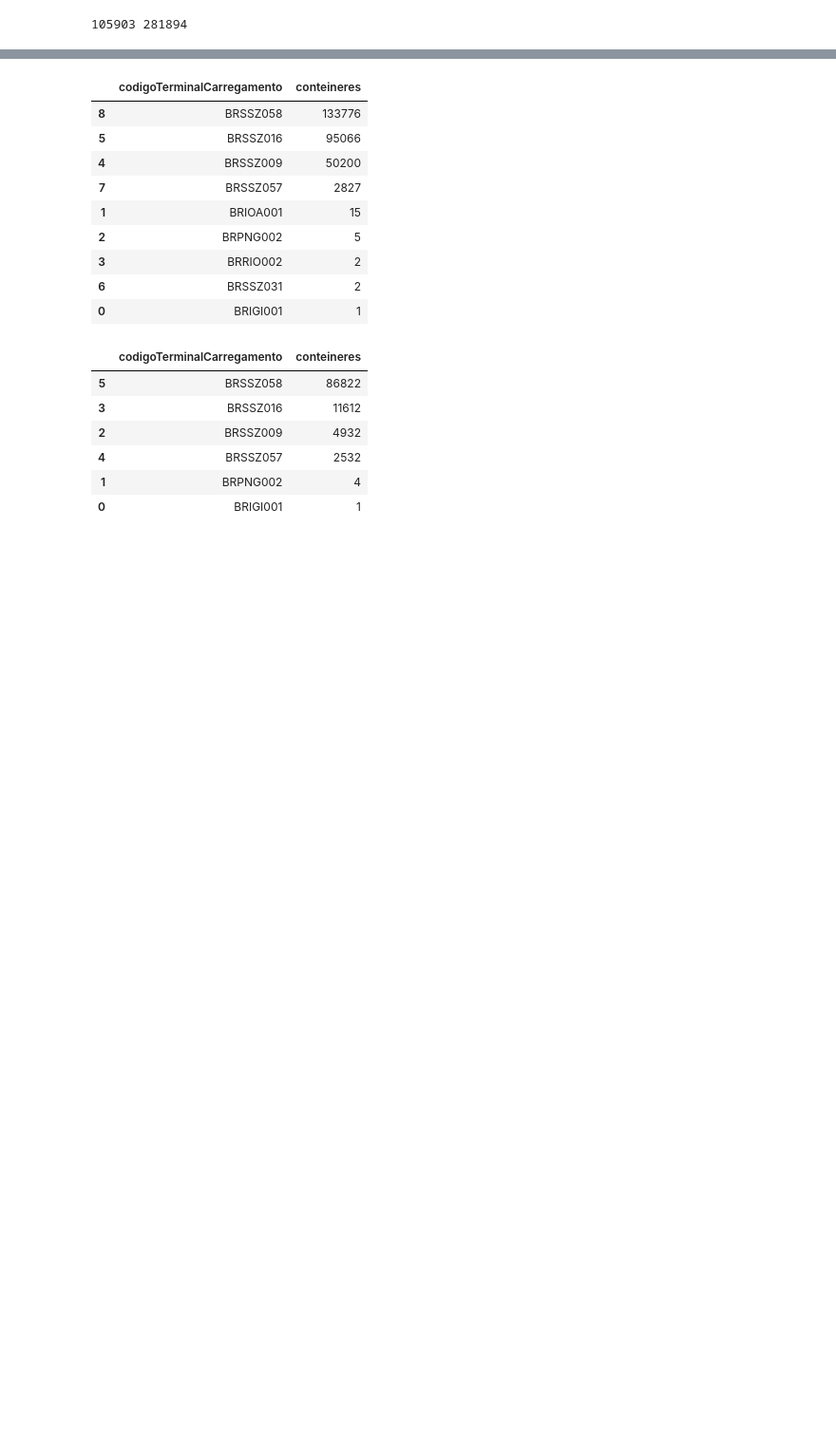
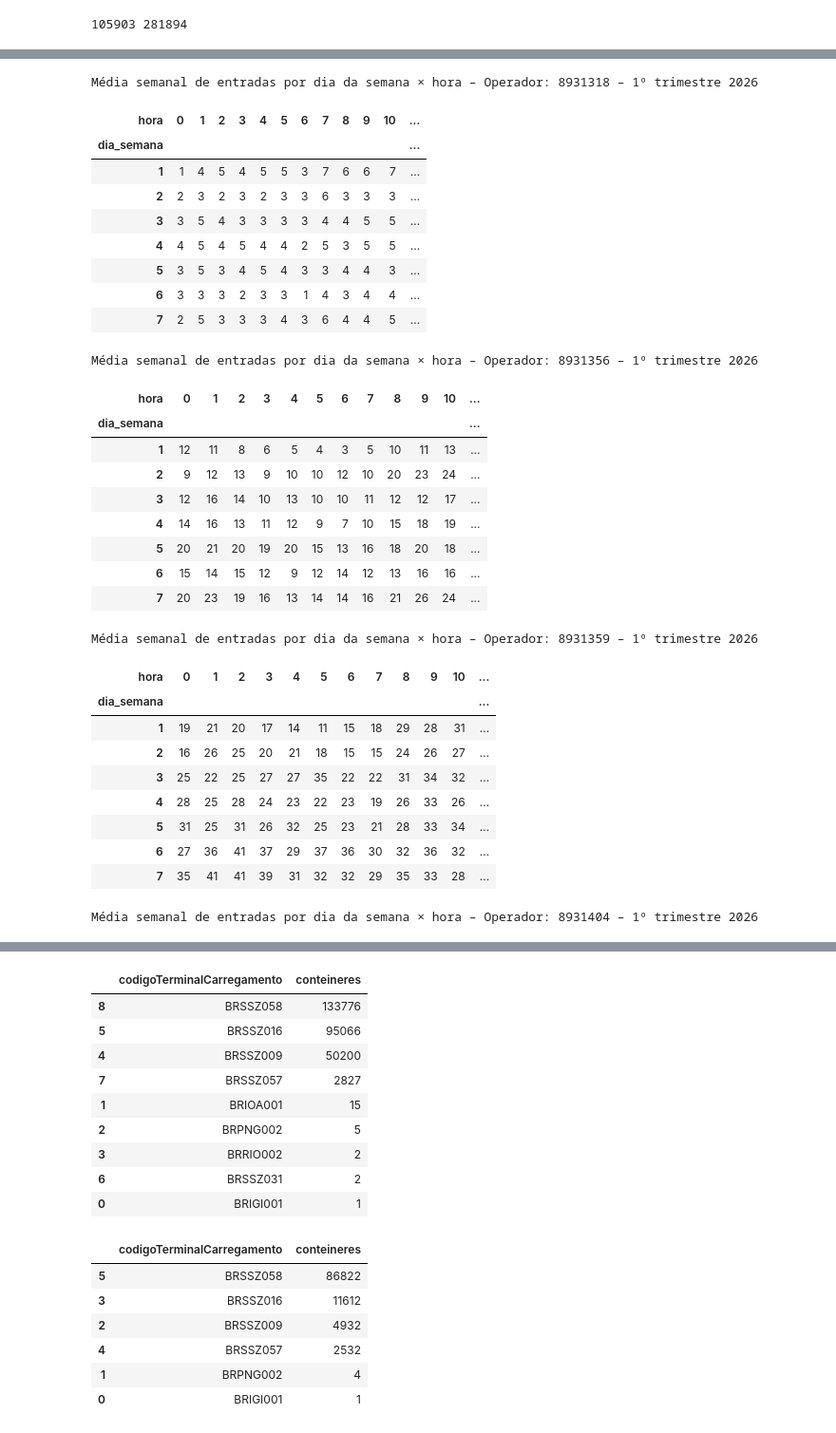
Before and after one commit to IvanBrasilico/virasana, a Jupyter notebook: virasana/notebooks/TransitTimeRedex.ipynb, the cells around one changed output, grey strips where cells are left out. Shown at 95% size. Drawn from its saved outputs; the diff is of its cells as text; code cells hidden in the pictures; blank space fills up the shorter version.

```diff
--- a/virasana/notebooks/TransitTimeRedex.ipynb
+++ b/virasana/notebooks/TransitTimeRedex.ipynb
@@ -297,0 +283,77 @@ df_saidas_entradas
+# %%
+# Expande o `num_dias_por_semana` para um DataFrame com índice `dia_semana`
+df_dias = (
+    num_dias_por_semana
+    .reset_index()
+    .rename(columns={"dia_semana": "dia_semana", "count": "num_dias"})
+)
+
+# 4. Juntar com `df_mapa` para ter `num_dias` em cada linha
+df_mapa = df_mapa.merge(df_dias, on="dia_semana", how="left")
+
+# 5. Calcular média semanal
+# qtd_entradas já é o total no trimestre; dividimos por num_dias
+df_mapa["media_semanal"] = (
+    df_mapa["qtd_entradas"] * 1.0 / df_mapa["num_dias"]
+).round(2)
+
+# opcional: arredondar para inteiro se quiser
+df_mapa["media_semanal"] = df_mapa["media_semanal"].round(0).astype("Int64")
+# %%
+import matplotlib.pyplot as plt
+import pandas as pd
+
+for cod in sorted(df_mapa["codigoRecinto"].unique()):
+    df_cod = df_mapa[df_mapa["codigoRecinto"] == cod]
+
+    # 1. Pivotar por dia_semana, hora, média
+    df_pivot = df_cod.pivot(
+        index="dia_semana",
+        columns="hora",
+        values="media_semanal"
+    ).fillna(0)
+
+    # 2. Converter para int antes de exibir (se quiser)
+    df_pivot_int = df_pivot.astype(int)
+
+    # 3. Exibir como heatmap com pandas Styler
+    display(
+        df_pivot_int.style
+        .background_gradient(cmap="viridis")
+        .format("{:.0f}")
+        .set_caption(
+            f"Média semanal de entradas por dia da semana × hora – Operador: {cod} – 1º trimestre 2026"
+        )
+    )
+# %% [output]
+Média semanal de entradas por dia da semana × hora – Operador: 8931318 – 1º trimestre 2026
+| hora | 0 | 1 | 2 | 3 | 4 | 5 | 6 | 7 | 8 | 9 | 10 | ... |
+| dia_semana |  |  |  |  |  |  |  |  |  |  |  | ... |
+| 1 | 1 | 4 | 5 | 4 | 5 | 5 | 3 | 7 | 6 | 6 | 7 | ... |
+| 2 | 2 | 3 | 2 | 3 | 2 | 3 | 3 | 6 | 3 | 3 | 3 | ... |
+| 3 | 3 | 5 | 4 | 3 | 3 | 3 | 3 | 4 | 4 | 5 | 5 | ... |
+| 4 | 4 | 5 | 4 | 5 | 4 | 4 | 2 | 5 | 3 | 5 | 5 | ... |
+| 5 | 3 | 5 | 3 | 4 | 5 | 4 | 3 | 3 | 4 | 4 | 3 | ... |
+| 6 | 3 | 3 | 3 | 2 | 3 | 3 | 1 | 4 | 3 | 4 | 4 | ... |
+| 7 | 2 | 5 | 3 | 3 | 3 | 4 | 3 | 6 | 4 | 4 | 5 | ... |
+Média semanal de entradas por dia da semana × hora – Operador: 8931356 – 1º trimestre 2026
+| hora | 0 | 1 | 2 | 3 | 4 | 5 | 6 | 7 | 8 | 9 | 10 | ... |
+| dia_semana |  |  |  |  |  |  |  |  |  |  |  | ... |
+| 1 | 12 | 11 | 8 | 6 | 5 | 4 | 3 | 5 | 10 | 11 | 13 | ... |
+| 2 | 9 | 12 | 13 | 9 | 10 | 10 | 12 | 10 | 20 | 23 | 24 | ... |
+| 3 | 12 | 16 | 14 | 10 | 13 | 10 | 10 | 11 | 12 | 12 | 17 | ... |
+| 4 | 14 | 16 | 13 | 11 | 12 | 9 | 7 | 10 | 15 | 18 | 19 | ... |
+| 5 | 20 | 21 | 20 | 19 | 20 | 15 | 13 | 16 | 18 | 20 | 18 | ... |
+| 6 | 15 | 14 | 15 | 12 | 9 | 12 | 14 | 12 | 13 | 16 | 16 | ... |
+| 7 | 20 | 23 | 19 | 16 | 13 | 14 | 14 | 16 | 21 | 26 | 24 | ... |
+Média semanal de entradas por dia da semana × hora – Operador: 8931359 – 1º trimestre 2026
+| hora | 0 | 1 | 2 | 3 | 4 | 5 | 6 | 7 | 8 | 9 | 10 | ... |
+| dia_semana |  |  |  |  |  |  |  |  |  |  |  | ... |
+| 1 | 19 | 21 | 20 | 17 | 14 | 11 | 15 | 18 | 29 | 28 | 31 | ... |
+| 2 | 16 | 26 | 25 | 20 | 21 | 18 | 15 | 15 | 24 | 26 | 27 | ... |
+| 3 | 25 | 22 | 25 | 27 | 27 | 35 | 22 | 22 | 31 | 34 | 32 | ... |
+| 4 | 28 | 25 | 28 | 24 | 23 | 22 | 23 | 19 | 26 | 33 | 26 | ... |
+| 5 | 31 | 25 | 31 | 26 | 32 | 25 | 23 | 21 | 28 | 33 | 34 | ... |
+| 6 | 27 | 36 | 41 | 37 | 29 | 37 | 36 | 30 | 32 | 36 | 32 | ... |
+| 7 | 35 | 41 | 41 | 39 | 31 | 32 | 32 | 29 | 35 | 33 | 28 | ... |
+Média semanal de entradas por dia da semana × hora – Operador: 8931404 – 1º trimestre 2026
```
Also changed, not shown: parts of 20 cells of this notebook, 2 other files.
